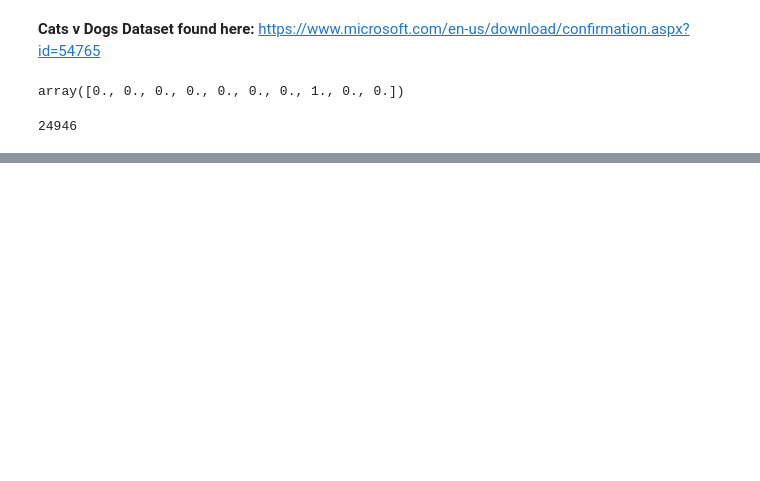
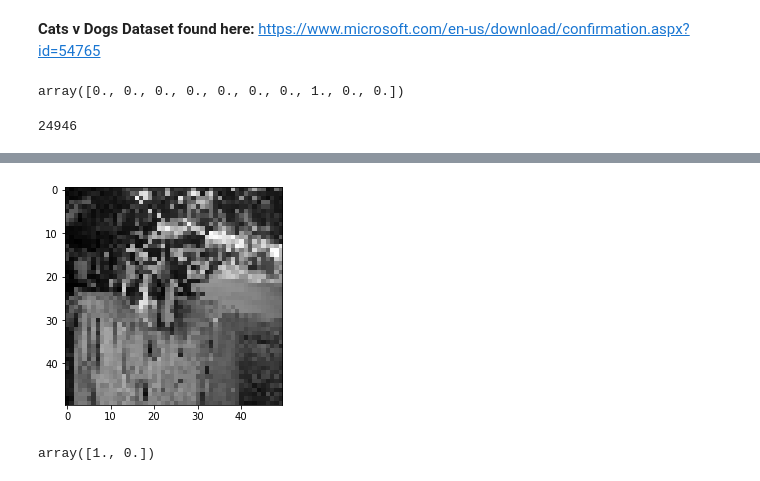
Before and after one commit to winfwang/PytorchSummerHackathon2020, a Jupyter notebook: convNN.ipynb, the cells around one changed output, grey strips where cells are left out. Saved outputs shown, nothing was run; the diff lists cells and outputs as text; code cells hidden in the pictures; blank space fills up the shorter version.

Commit message:
imported dataset in training model

```diff
--- a/convNN.ipynb
+++ b/convNN.ipynb
@@ -73,0 +85,11 @@ print(len(training_data))
+# %%
+import matplotlib.pyplot as plt
+
+plt.imshow(training_data[1][0], cmap = "gray")
+plt.show()
+# %% [output]
+[figure, added]
+# %%
+training_data[1][1]
+# %% [output]
+array([1., 0.])
```
Also changed, not shown: parts of 1 cell of this notebook.
